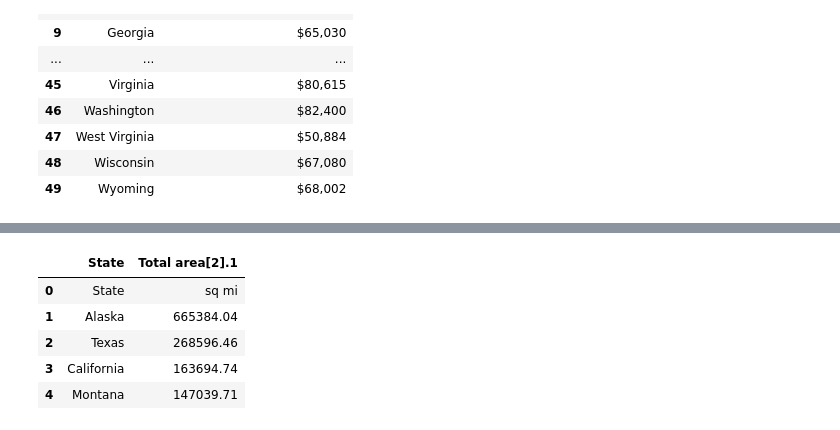
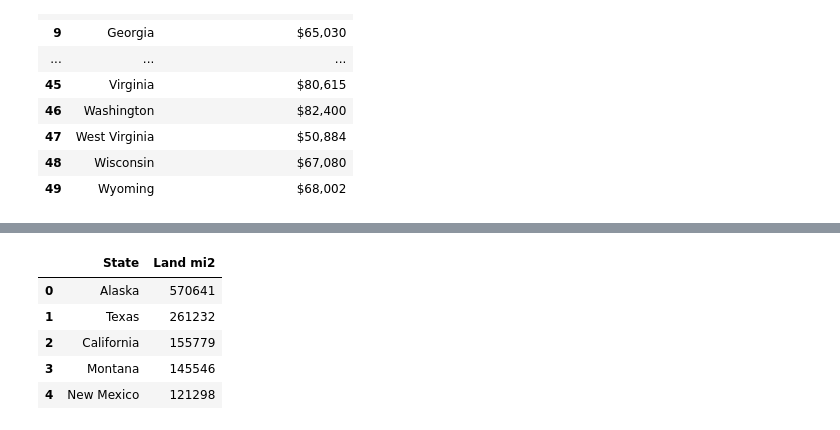
Before and after one commit to lse-ds105/ds105a-project-politics_and_datascience, a Jupyter notebook: docs/nb02.ipynb, the cells around one changed output, grey strips where cells are left out. Saved outputs shown, nothing was run; the diff lists cells and outputs as text; code cells hidden in the pictures.

```diff
--- a/docs/nb02.ipynb
+++ b/docs/nb02.ipynb
@@ -206,15 +222,16 @@ response = requests.get(url)
 # %%
 htmlresponse = pd.read_html(url,header=0)
 df3 = htmlresponse[0]
-df3 = df3[['State','Total area[2].1']]
+df3 = df3[['State / territory','Land mi2']]
 df3 = df3.head(51)
+df3 = df3.rename(columns={'State / territory': 'State'})
 df3.head()
 # %% [output]
-|  | State | Total area[2].1 |
-| 0 | State | sq mi |
-| 1 | Alaska | 665384.04 |
-| 2 | Texas | 268596.46 |
-| 3 | California | 163694.74 |
-| 4 | Montana | 147039.71 |
+|  | State | Land mi2 |
+| 0 | Alaska | 570641 |
+| 1 | Texas | 261232 |
+| 2 | California | 155779 |
+| 3 | Montana | 145546 |
+| 4 | New Mexico | 121298 |
 # %%
 merged_df = pd.merge(merged_df,df3)
```
Also changed, not shown: parts of 10 cells of this notebook.
